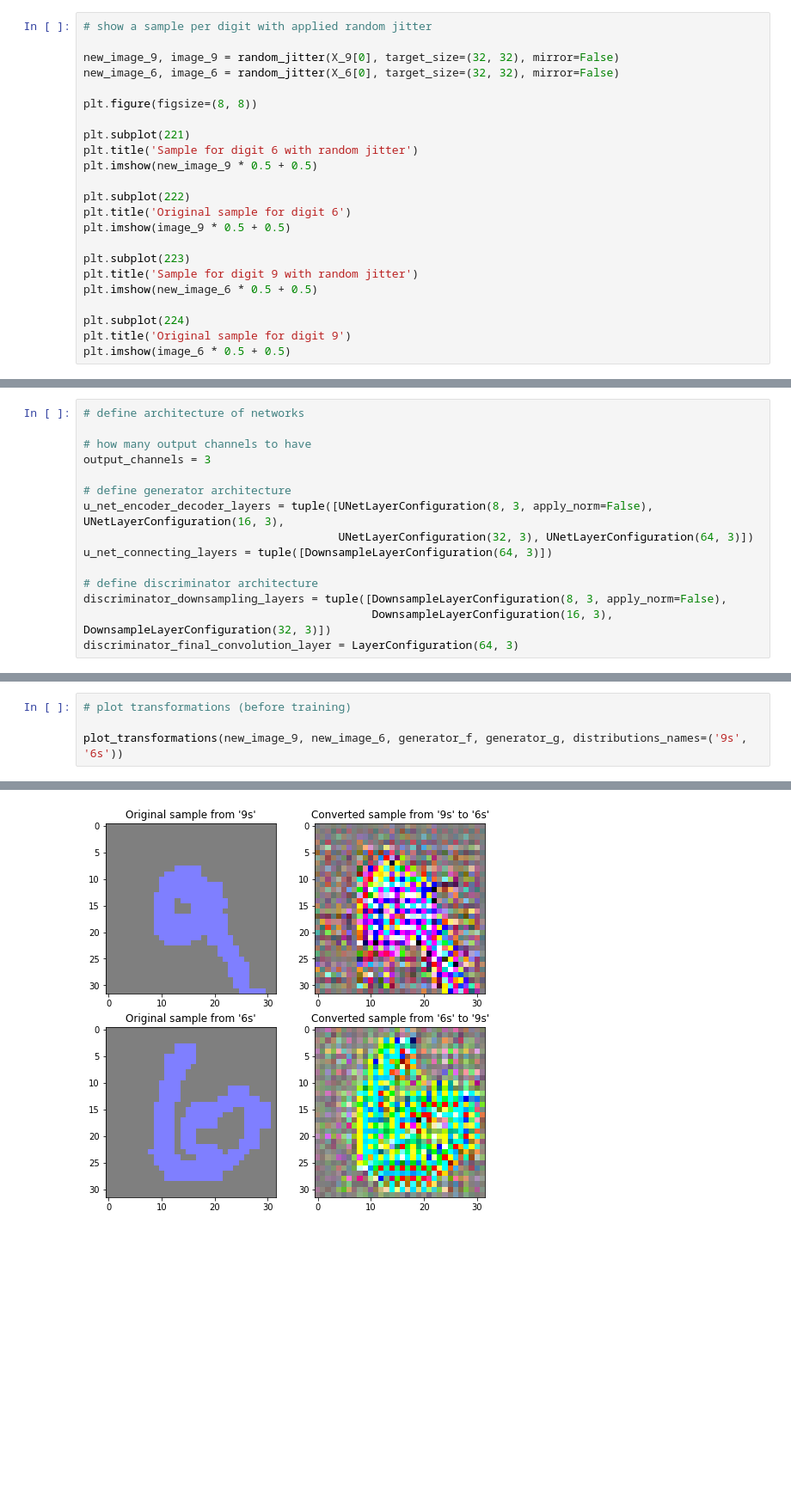
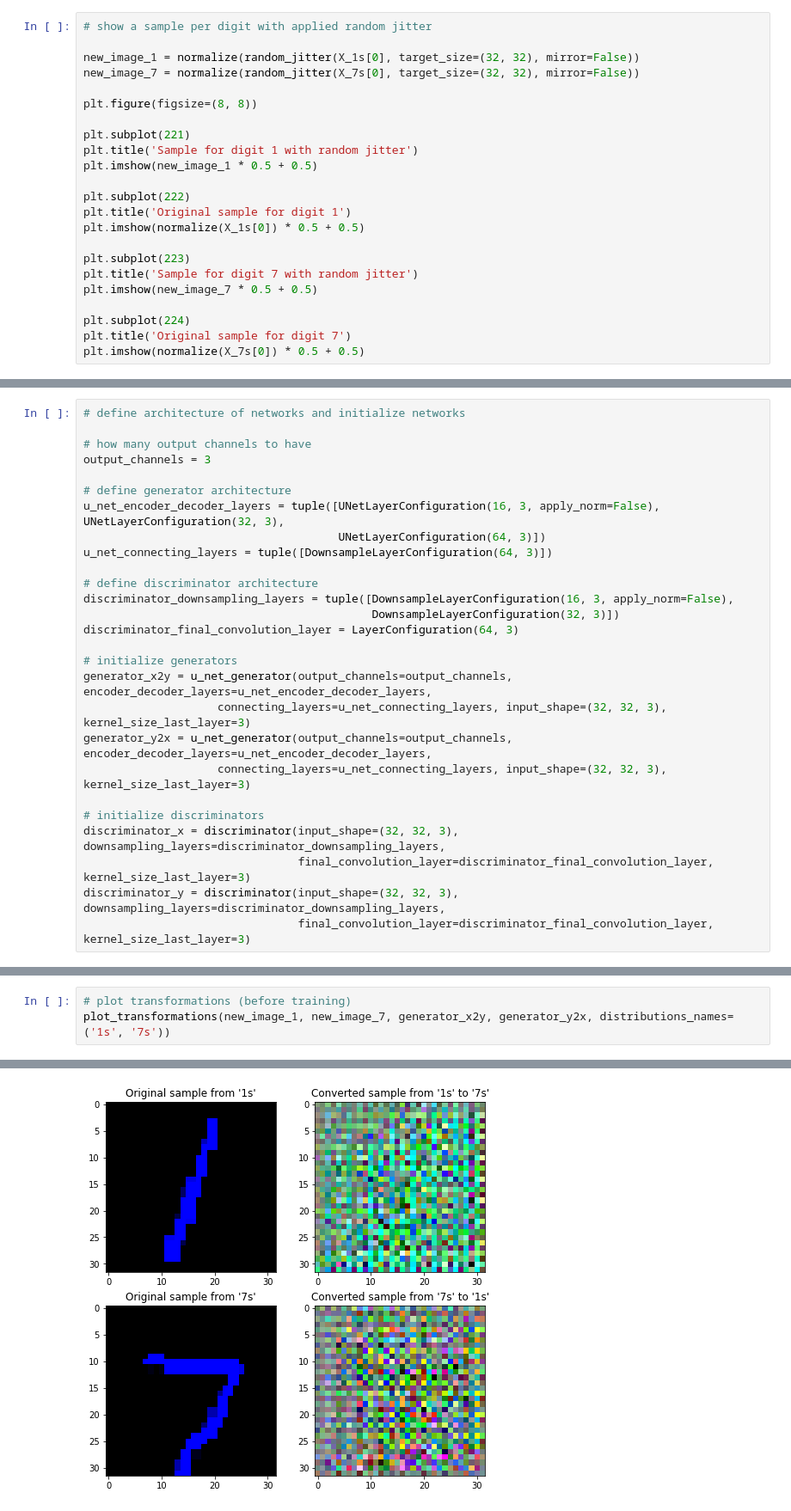
Before and after one commit to honzaMaly/cyclegan-style-transfer, a Jupyter notebook: digit_transformation.ipynb, the cells around one changed output, grey strips where cells are left out. Shown at 86% size. Drawn from its saved outputs; the diff is of its cells as text; blank space fills up the shorter version.

```diff
--- a/digit_transformation.ipynb
+++ b/digit_transformation.ipynb
@@ -41,24 +38,24 @@ Clipping input data to the valid range for imshow with RGB data ([0..1] for floa
 # %%
 # show a sample per digit with applied random jitter
 
-new_image_9, image_9 = random_jitter(X_9[0], target_size=(32, 32), mirror=False)
-new_image_6, image_6 = random_jitter(X_6[0], target_size=(32, 32), mirror=False)
+new_image_1 = normalize(random_jitter(X_1s[0], target_size=(32, 32), mirror=False))
+new_image_7 = normalize(random_jitter(X_7s[0], target_size=(32, 32), mirror=False))
 
 plt.figure(figsize=(8, 8))
 
 plt.subplot(221)
-plt.title('Sample for digit 6 with random jitter')
-plt.imshow(new_image_9 * 0.5 + 0.5)
+plt.title('Sample for digit 1 with random jitter')
+plt.imshow(new_image_1 * 0.5 + 0.5)
 
 plt.subplot(222)
-plt.title('Original sample for digit 6')
-plt.imshow(image_9 * 0.5 + 0.5)
+plt.title('Original sample for digit 1')
+plt.imshow(normalize(X_1s[0]) * 0.5 + 0.5)
 
 plt.subplot(223)
-plt.title('Sample for digit 9 with random jitter')
-plt.imshow(new_image_6 * 0.5 + 0.5)
+plt.title('Sample for digit 7 with random jitter')
+plt.imshow(new_image_7 * 0.5 + 0.5)
 
 plt.subplot(224)
-plt.title('Original sample for digit 9')
-plt.imshow(image_6 * 0.5 + 0.5)
+plt.title('Original sample for digit 7')
+plt.imshow(normalize(X_7s[0]) * 0.5 + 0.5)
 # %% [output]
@@ -71,15 +64,27 @@ Clipping input data to the valid range for imshow with RGB data ([0..1] for floa
 # %%
-# define architecture of networks
+# define architecture of networks and initialize networks
 
 # how many output channels to have
 output_channels = 3
 
 # define generator architecture
-u_net_encoder_decoder_layers = tuple([UNetLayerConfiguration(8, 3, apply_norm=False), UNetLayerConfiguration(16, 3),
-                                      UNetLayerConfiguration(32, 3), UNetLayerConfiguration(64, 3)])
+u_net_encoder_decoder_layers = tuple([UNetLayerConfiguration(16, 3, apply_norm=False), UNetLayerConfiguration(32, 3),
+                                      UNetLayerConfiguration(64, 3)])
 u_net_connecting_layers = tuple([DownsampleLayerConfiguration(64, 3)])
 
 # define discriminator architecture
-discriminator_downsampling_layers = tuple([DownsampleLayerConfiguration(8, 3, apply_norm=False),
-                                           DownsampleLayerConfiguration(16, 3), DownsampleLayerConfiguration(32, 3)])
+discriminator_downsampling_layers = tuple([DownsampleLayerConfiguration(16, 3, apply_norm=False),
+                                           DownsampleLayerConfiguration(32, 3)])
 discriminator_final_convolution_layer = LayerConfiguration(64, 3)
+
+# initialize generators
+generator_x2y = u_net_generator(output_channels=output_channels, encoder_decoder_layers=u_net_encoder_decoder_layers,
+                    connecting_layers=u_net_connecting_layers, input_shape=(32, 32, 3), kernel_size_last_layer=3)
+generator_y2x = u_net_generator(output_channels=output_channels, encoder_decoder_layers=u_net_encoder_decoder_layers,
+                    connecting_layers=u_net_connecting_layers, input_shape=(32, 32, 3), kernel_size_last_layer=3)
+
+# initialize discriminators
+discriminator_x = discriminator(input_shape=(32, 32, 3), downsampling_layers=discriminator_downsampling_layers,
+                                final_convolution_layer=discriminator_final_convolution_layer, kernel_size_last_layer=3)
+discriminator_y = discriminator(input_shape=(32, 32, 3), downsampling_layers=discriminator_downsampling_layers,
+                                final_convolution_layer=discriminator_final_convolution_layer, kernel_size_last_layer=3)
@@ -102,7 +91,6 @@ discriminator_y = discriminator(input_shape=(32, 32, 3), downsampling_layers=dis
 # %%
 # plot transformations (before training)
-
-plot_transformations(new_image_9, new_image_6, generator_f, generator_g, distributions_names=('9s', '6s'))
+plot_transformations(new_image_1, new_image_7, generator_x2y, generator_y2x, distributions_names=('1s', '7s'))
 # %% [output]
 Clipping input data to the valid range for imshow with RGB data ([0..1] for floats or [0..255] for integers).
 Clipping input data to the valid range for imshow with RGB data ([0..1] for floats or [0..255] for integers).
@@ -115 +99 @@ Clipping input data to the valid range for imshow with RGB data ([0..1] for floa
-[figure, old version]
+[figure, new version]
```
Also changed, not shown: parts of 12 cells of this notebook, 4 other files.
